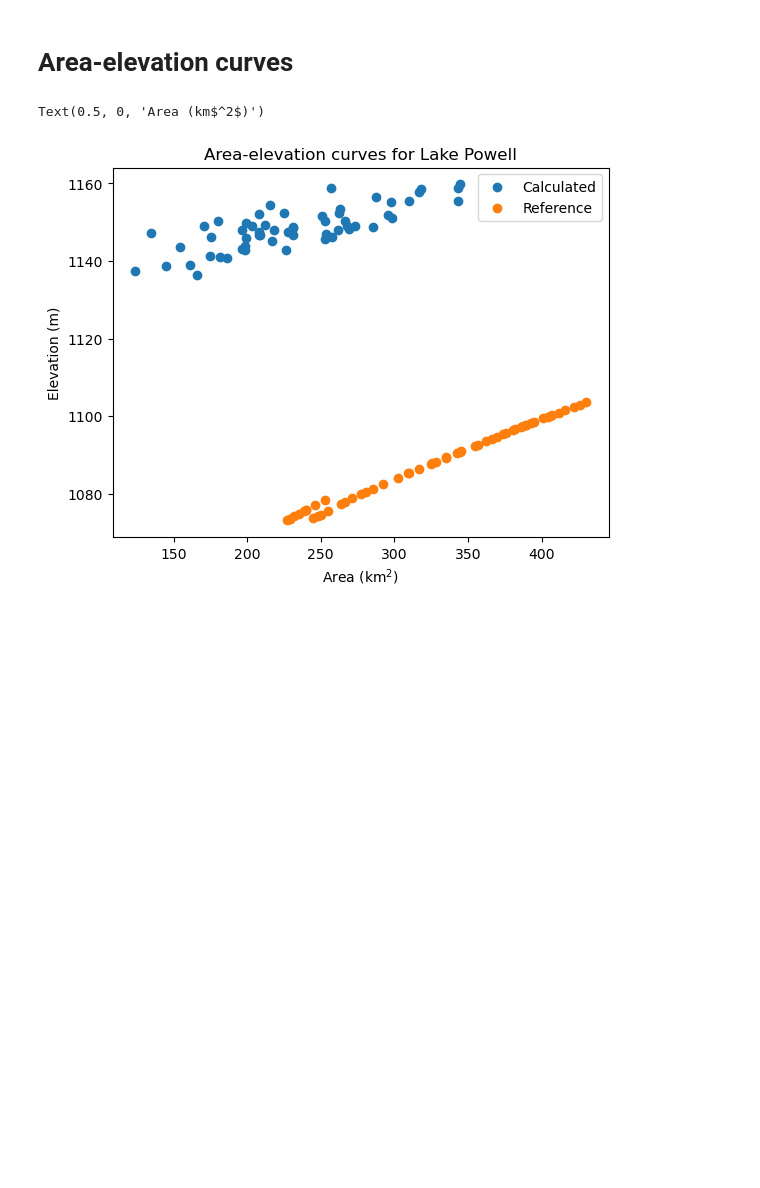
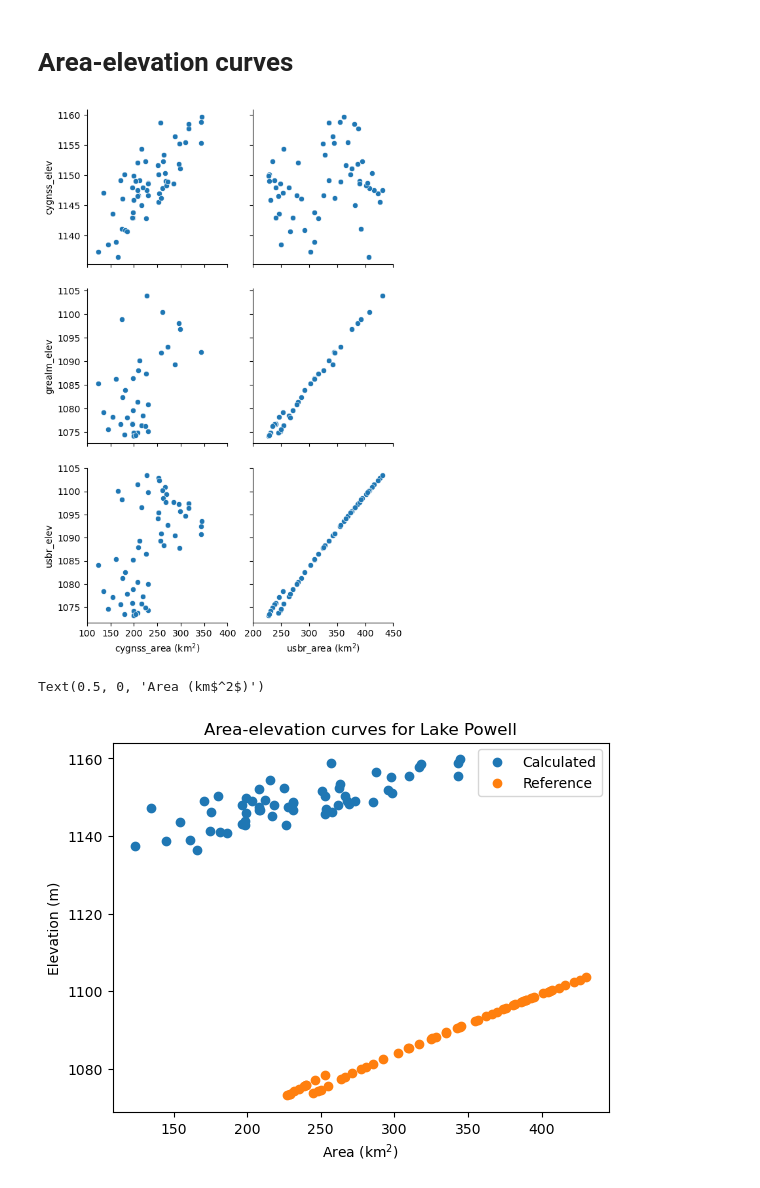
Before and after one commit to ascheliga/CYGNSS-GRACE, a Jupyter notebook: notebooks/area_elev_plotting.ipynb, the cells around one changed output. Saved outputs shown, nothing was run; the diff lists cells and outputs as text; code cells hidden in the pictures; blank space fills up the shorter version.

```diff
--- a/notebooks/area_elev_plotting.ipynb
+++ b/notebooks/area_elev_plotting.ipynb
@@ -173,2 +171,29 @@ plt.ylabel('Elevation in m');
 # %% [markdown]
 # Area-elevation curves
+# %%
+def x_axis_label_name_change(ax,new_label='',to_existing=True):
+    if to_existing:
+        x_label = ax.get_xlabel()
+        new_label = x_label + new_label
+    ax.set_xlabel(new_label)
+# %%
+def x_axis_tick_labels_OoM_change(ax,power):
+    x_tick_vals = ax.get_xticks()
+    ax.set_xticks(x_tick_vals.tolist())
+    new_x_ticks = x_tick_vals / (10**power)
+    ax.set_xticklabels(new_x_ticks.astype(int))
+# %%
+def full_x_axis_label_change(ax,power=0,new_label='',to_existing=True):
+    x_axis_tick_labels_OoM_change(ax,power)
+    x_axis_label_name_change(ax,new_label,to_existing)
+
+full_x_label_change_vec = np.vectorize(full_x_axis_label_change)
+# %%
+combo_df = pd.concat([area_outputs,elev_outputs],axis=1)
+
+output_plot = sns.pairplot(combo_df, x_vars=area_cols, y_vars=elev_cols,height=3,
+                           grid_kws={'layout_pad':2})
+
+full_x_label_change_vec(output_plot.axes,power=6, new_label=' (km$^2$)');
+# %% [output]
+[figure, added]
```
Also changed, not shown: parts of 16 cells of this notebook.
